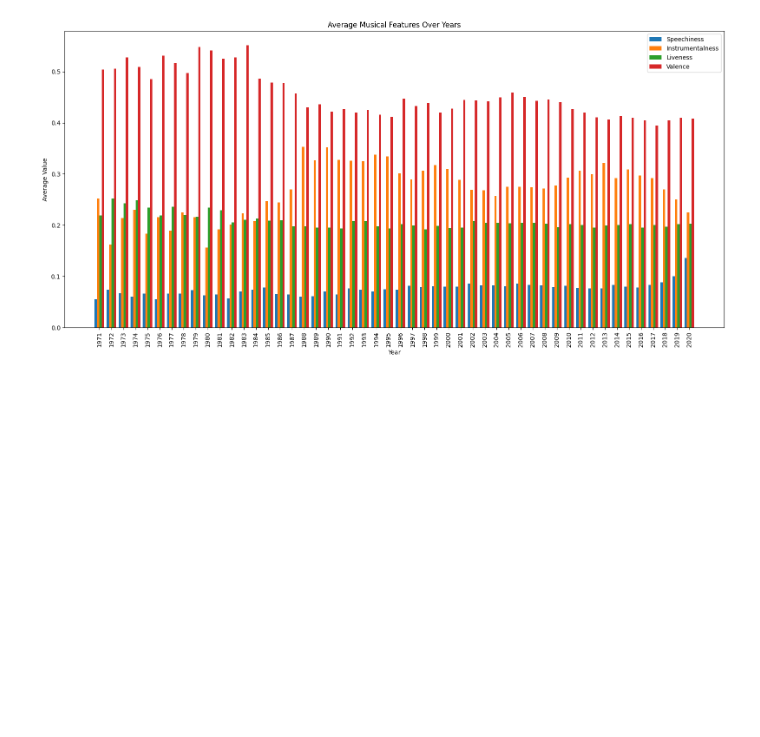
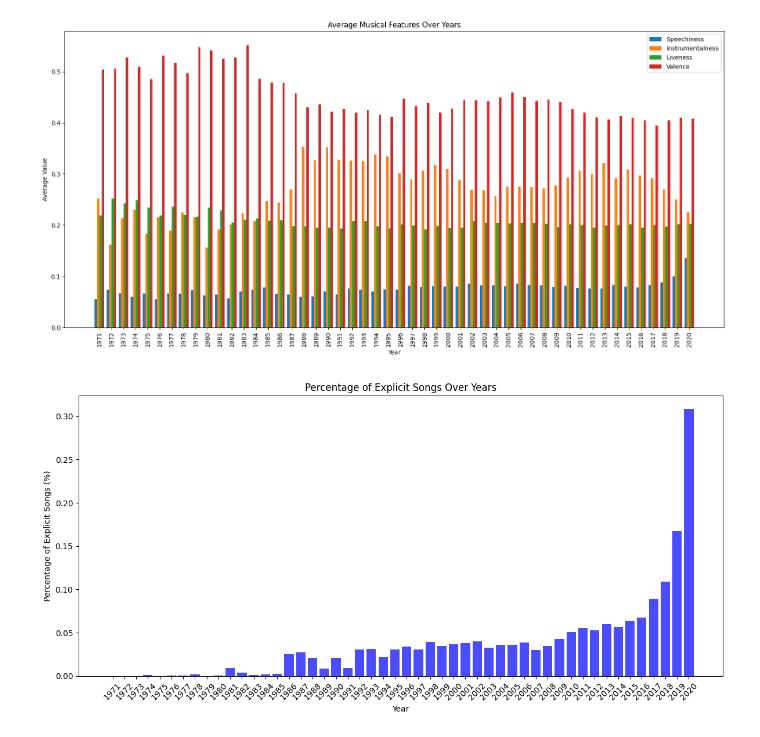
Before and after one commit to eslami200117/Data-Science, a Jupyter notebook: CA3/CA3.ipynb, the cells around one changed output. Cells and saved outputs as stored; diff of their text form; code cells hidden in the pictures; blank space fills up the shorter version.

```diff
--- a/CA3/CA3.ipynb
+++ b/CA3/CA3.ipynb
@@ -331,3 +331,21 @@ plt.tight_layout()
 plt.show()
 # %% [output]
 [figure]
+# %%
+explicit_percentage_df = spotify_data_clean.groupBy("year") \
+                           .agg(avg(sqlf.col("explicit").cast("int")).alias("explicit_percentage")) \
+                           .orderBy("year") \
+                           .filter(sqlf.col("year") > 1970)
+# %%
+explicit_percentage = explicit_percentage_df.select("explicit_percentage").rdd.flatMap(lambda x: x).collect()
+
+plt.figure(figsize=(12, 6))
+plt.bar(years, explicit_percentage, color='blue', alpha=0.7)
+plt.xlabel('Year')
+plt.ylabel('Percentage of Explicit Songs (%)')
+plt.title('Percentage of Explicit Songs Over Years')
+plt.xticks(years, rotation=45)
+plt.tight_layout()
+plt.show()
+# %% [output]
+[figure, added]
```
Also changed, not shown: parts of 1 cell of this notebook.
